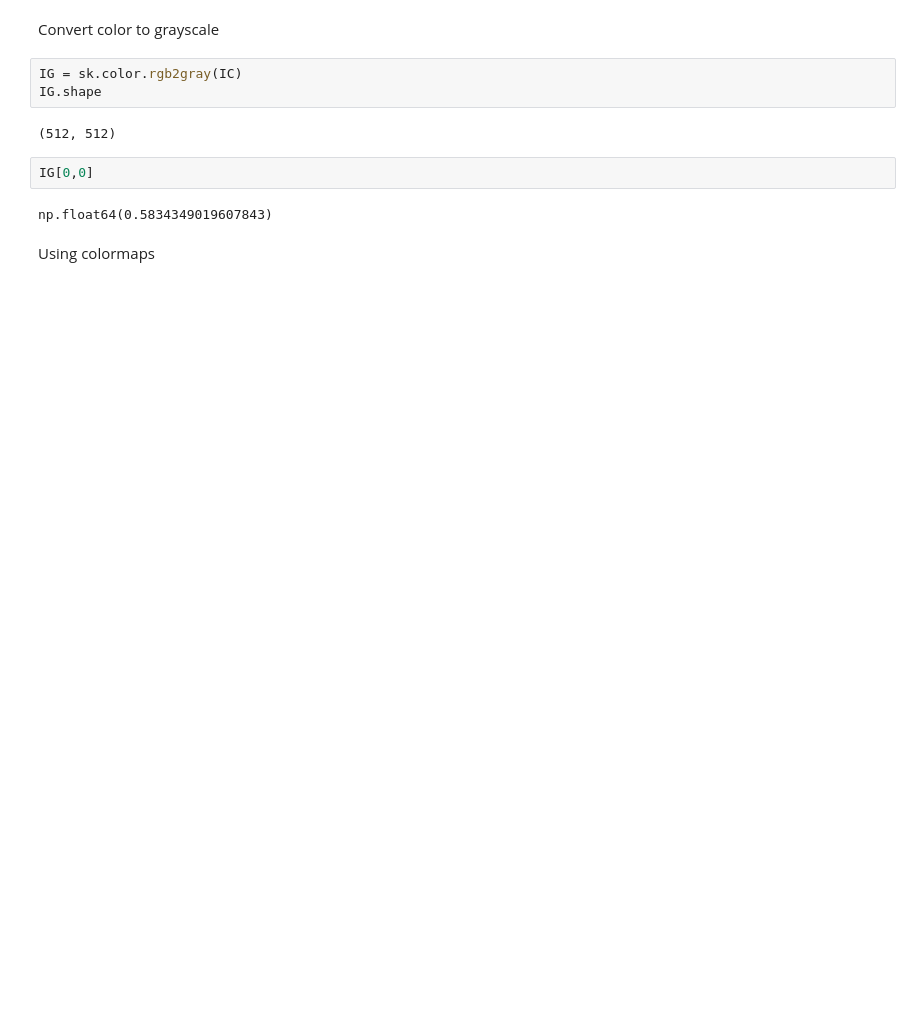
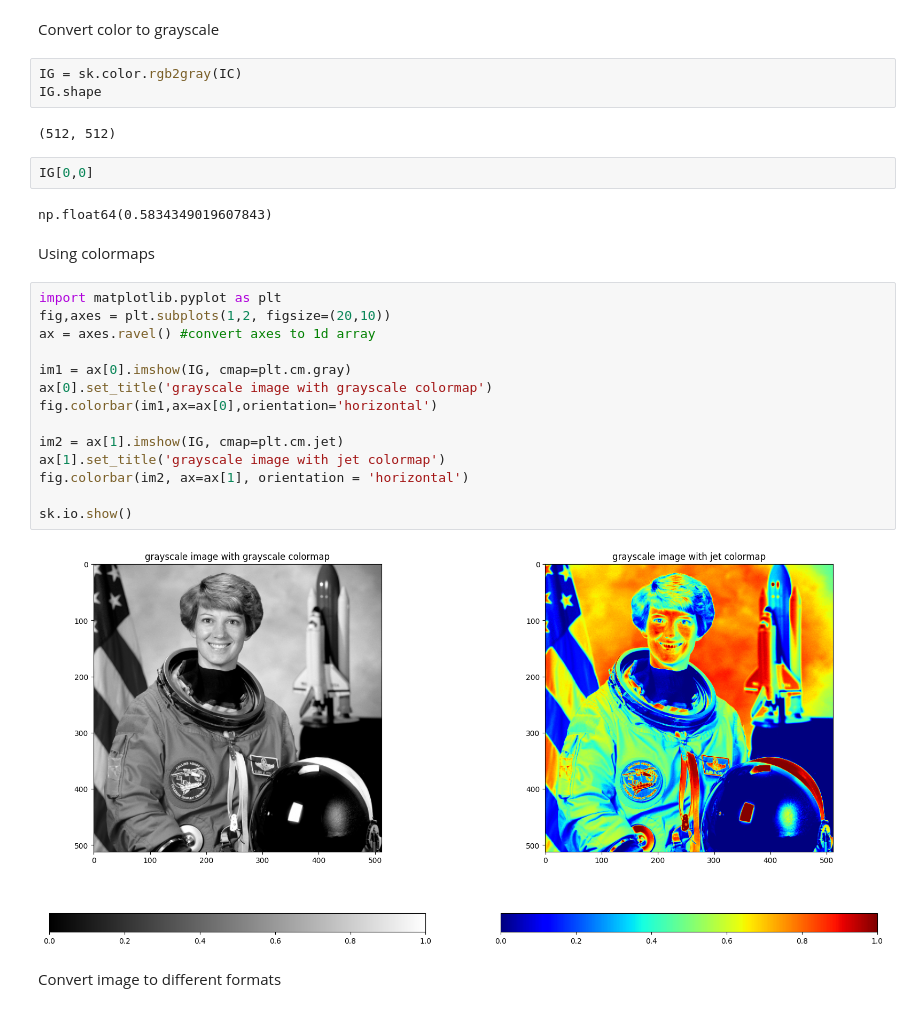
Before and after one commit to Artenida/computer_vision_lessons, a Jupyter notebook: Basic_Image_Operations.ipynb, the cells around one changed output. Saved outputs shown, nothing was run; the diff lists cells and outputs as text; blank space fills up the shorter version.

Commit message:
First commands for image processing

```diff
--- a/Basic_Image_Operations.ipynb
+++ b/Basic_Image_Operations.ipynb
@@ -74,3 +74,21 @@ IG[0,0]
 np.float64(0.5834349019607843)
 # %% [markdown]
 Using colormaps
+# %%
+import matplotlib.pyplot as plt
+fig,axes = plt.subplots(1,2, figsize=(20,10))
+ax = axes.ravel() #convert axes to 1d array
+
+im1 = ax[0].imshow(IG, cmap=plt.cm.gray)
+ax[0].set_title('grayscale image with grayscale colormap')
+fig.colorbar(im1,ax=ax[0],orientation='horizontal')
+
+im2 = ax[1].imshow(IG, cmap=plt.cm.jet)
+ax[1].set_title('grayscale image with jet colormap')
+fig.colorbar(im2, ax=ax[1], orientation = 'horizontal')
+
+sk.io.show()
+# %% [output]
+[figure, added]
+# %% [markdown]
+Convert image to different formats
```
Also changed, not shown: parts of 14 cells of this notebook.
